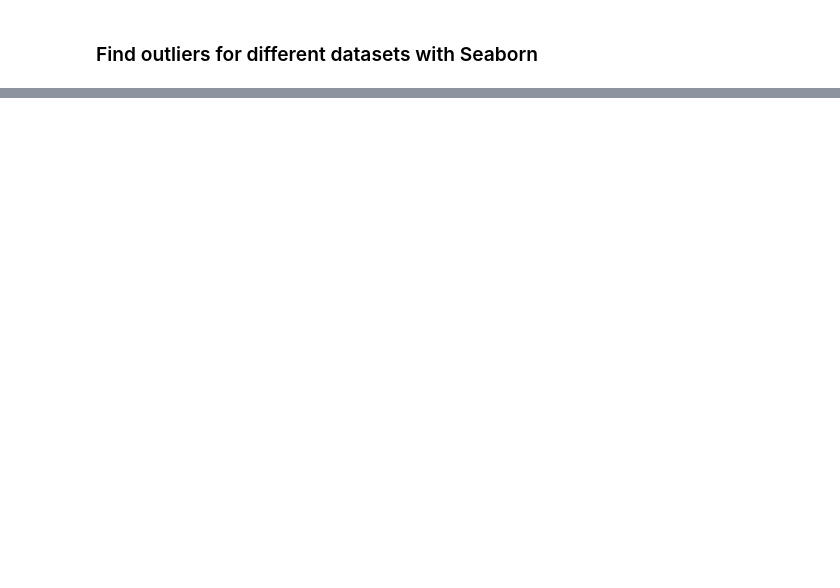
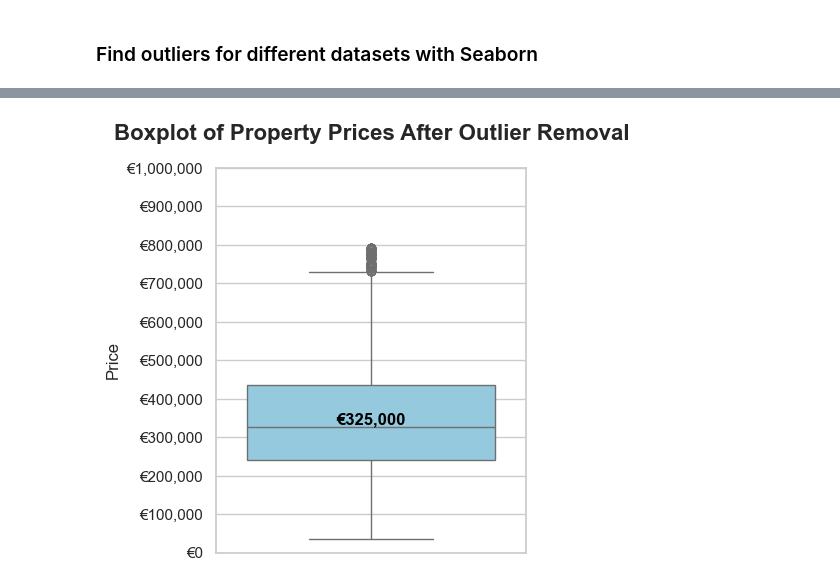
Before and after one commit to kgriff21/immoeliza_data_analysis, a Jupyter notebook: Analysis/Kelli_immoeliza_visualization.ipynb, the cells around one changed output, grey strips where cells are left out. Drawn from its saved outputs; the diff is of its cells as text; code cells hidden in the pictures; blank space fills up the shorter version.

```diff
--- a/Analysis/Kelli_immoeliza_visualization.ipynb
+++ b/Analysis/Kelli_immoeliza_visualization.ipynb
@@ -113,0 +84,35 @@ plt.show()
+# %%
+# IQR
+# Calculate the upper and lower limits based on IQR
+Q1 = df_sorted['Price'].quantile(0.25)
+Q3 = df_sorted['Price'].quantile(0.75)
+IQR = Q3 - Q1
+lower = Q1 - 1.5 * IQR
+upper = Q3 + 1.5 * IQR
+
+# Identify the indices of rows that are upper and lower outliers
+outliers = df_sorted[(df_sorted['Price'] < lower) | (df_sorted['Price'] > upper)].index
+
+# Remove all outliers from the DataFrame
+df_cleaned = df_sorted.drop(index=outliers)
+
+# Plot after outlier removal
+plt.figure(figsize=(4, 5))
+sns.boxplot(y='Price', data=df_cleaned, color="skyblue")
+plt.title('Boxplot of Property Prices After Outlier Removal', fontsize=16, fontweight='bold', pad=20)
+plt.ylabel('Price')
+
+max_value = df_cleaned['Price'].max()
+
+plt.ylim(0, 1000000)
+yticks = np.arange(0, 1000000 + 100000, 100000)  # Create y-ticks at intervals of 100,000 euros
+plt.yticks(yticks, [f'€{y:,.0f}' for y in yticks])  # Format y-tick labels with euro symbol
+
+# Add an annotation for the median value inside the box
+median_price = df_cleaned['Price'].median()
+plt.text(0, median_price, f'€{median_price:,.0f}', ha='center', va='bottom', fontsize=12,
+         color='black', fontweight='bold')
+
+plt.show()
+# %% [output]
+[figure, added]
```
Also changed, not shown: parts of 19 cells of this notebook, 4 other files.
